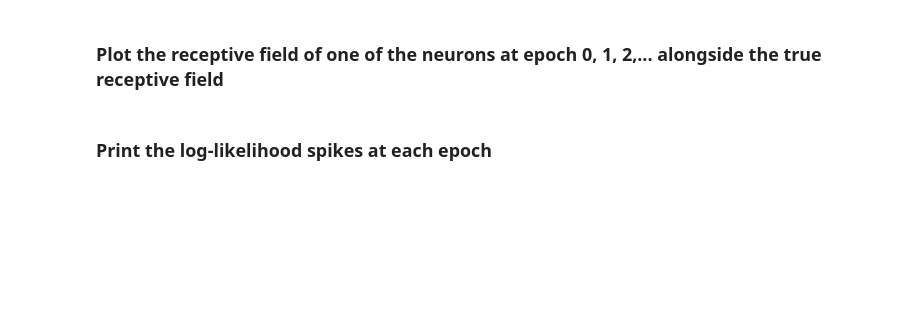
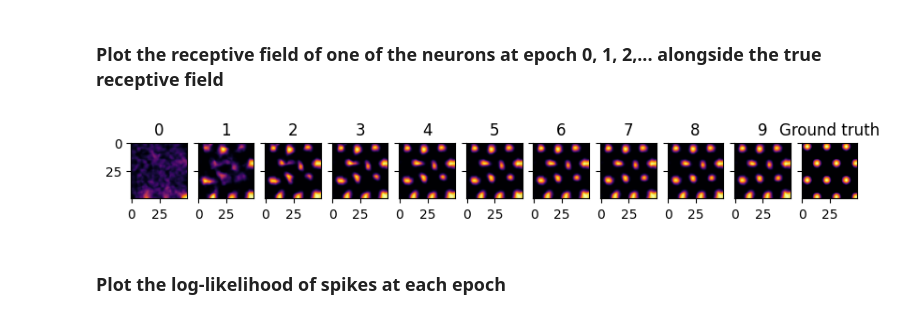
Before and after one commit to TomGeorge1234/SIMPL, a Jupyter notebook: demos/simpl_demo.ipynb, the cells around one changed output. Drawn from its saved outputs; the diff is of its cells as text; code cells hidden in the pictures; blank space fills up the shorter version.

```diff
--- a/demos/simpl_demo.ipynb
+++ b/demos/simpl_demo.ipynb
@@ -48,11 +61,11 @@ data = prepare_data(
     Xb=Xb,
     time=time,
 
-    # Optional arguments
-    # dims = dims,
-    # neurons=neuron,
-    # Xt=Xt,
-    # Ft=Ft,
-    # Ft_coords_dict={'x': xbins, 'y': ybins}
+    # Optional arguments (just comment these out if you don't have ground truth)
+    dims = dims,
+    neurons=neuron,
+    Xt=Xt,
+    Ft=Ft,
+    Ft_coords_dict={'x': xbins, 'y': ybins}
 )
 data
@@ -151,23 +185,25 @@ ax.legend()
 # %%
 fig, ax = plt.subplots(1, results.epoch.values[-1]+2, figsize=(10, 2), sharex=True, sharey=True)
 for epoch in range(0, results.epoch.values[-1]+1):
     F = results.F.sel(epoch=epoch, neuron=10)
     ax[epoch].imshow(F, cmap='inferno')
     ax[epoch].set_title(f'{epoch}')
     # edge_map = results.place_field_outlines.sel(epoch=epoch, neuron=10).values[::-1].astype(float)
     # edge = ax[epoch].imshow(edge_map,extent=env.extent, cmap='Greys_r', alpha=edge_map,zorder=10)
 
 if 'Ft' in results.keys():
     FT = results.Ft.sel(neuron=10)
-    ax[-1].imshow(FT, cmap='inferno')
+    ax[-1].imshow(FT.T[::-1,::-1], cmap='inferno')
     ax[-1].set_title('Ground truth')
 else:
     ax[-1].set_title('No ground truth :(')
     ax[-1].axis('off')
 
 # TODO fix why ground truth is reflected
+# %% [output]
+[figure, added]
 # %% [markdown]
-### Print the log-likelihood spikes at each epoch
+### Plot the log-likelihood of spikes at each epoch
 # %%
 fig, ax = plt.subplots(1, 1, figsize=(3, 3))
 for i in range(0, results.epoch.values[-1]+1):
```
Also changed, not shown: parts of 6 cells of this notebook.
